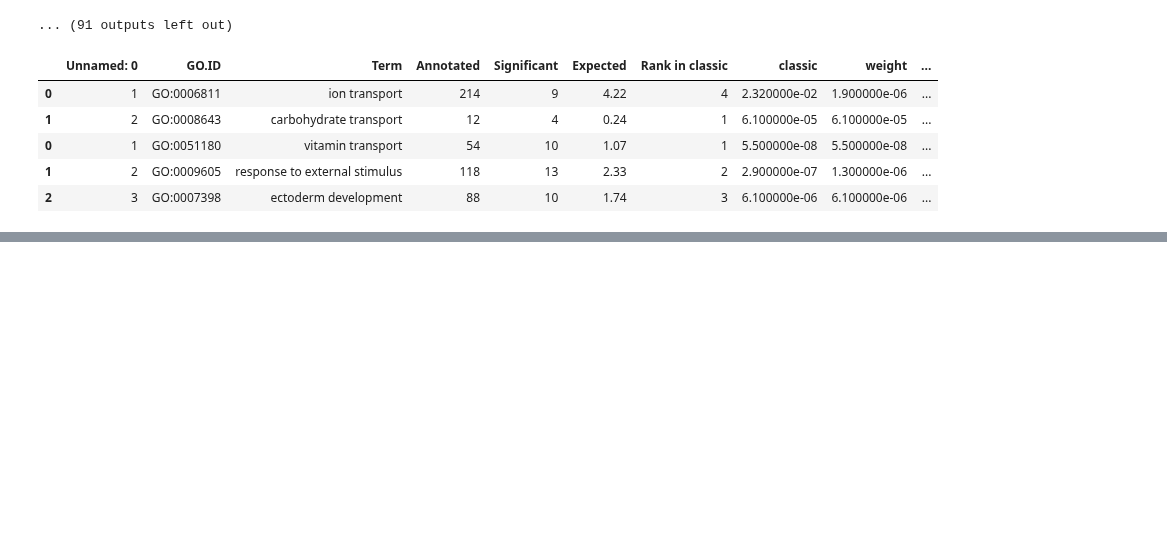
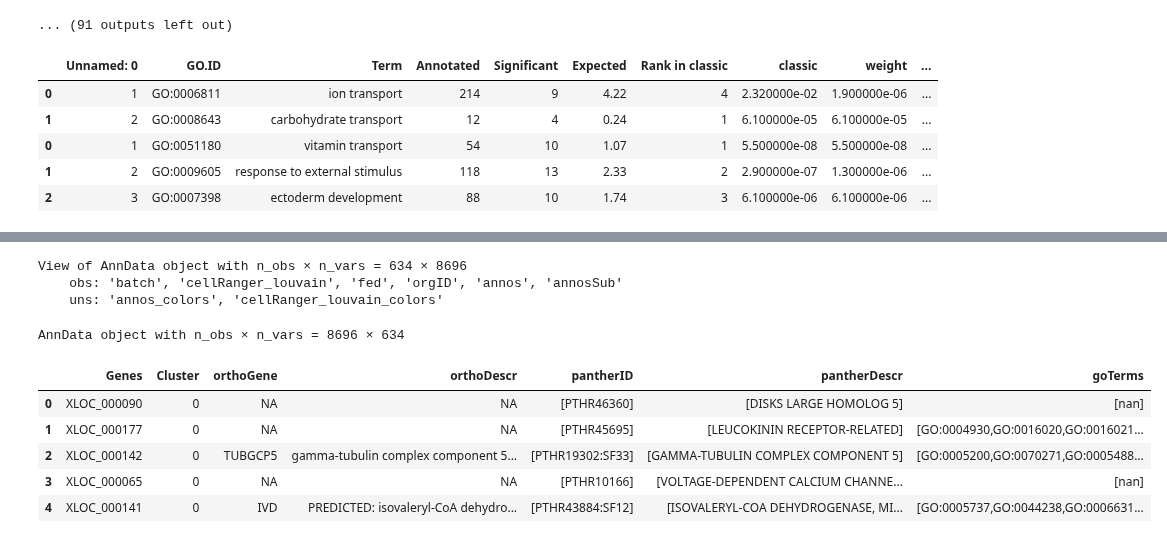
Before and after one commit to pachterlab/CWGFLHGCCHAP_2021, a Jupyter notebook: notebooks/Revision/gastroGeneModuleAnalysis.ipynb, the cells around one changed output, grey strips where cells are left out. Cells and saved outputs as stored; diff of their text form; code cells hidden in the pictures; blank space fills up the shorter version.

```diff
--- a/notebooks/Revision/gastroGeneModuleAnalysis.ipynb
+++ b/notebooks/Revision/gastroGeneModuleAnalysis.ipynb
@@ -621,0 +651,17 @@ df.to_csv('gastroModulesGOEnrich.csv',index=None)
+# %%
+gastro
+# %% [output]
+View of AnnData object with n_obs × n_vars = 634 × 8696
+    obs: 'batch', 'cellRanger_louvain', 'fed', 'orgID', 'annos', 'annosSub'
+    uns: 'annos_colors', 'cellRanger_louvain_colors'
+# %%
+#Transpose cellxgene
+g_mod = anndata.AnnData(X=gastro.X.T)
+g_mod.var_names = gastro.obs_names
+g_mod.obs_names = gastro.var_names
+
+print(g_mod)
+
+g_copy = g_mod.copy()
+# %% [output]
+AnnData object with n_obs × n_vars = 8696 × 634
@@ -621,0 +689,23 @@ df.to_csv('gastroModulesGOEnrich.csv',index=None)
+# %%
+#Louvain clustering on genes across cells
+
+genes = []
+cluster = []
+for c in clusters:
+  sub = g_copy[g_copy.obs['louvain'] == c]
+  genes += list(sub.obs_names)
+  cluster += [c]*len(sub.obs_names)
+
+genesDF = pd.DataFrame()
+genesDF["Genes"] = genes
+genesDF["Cluster"] = cluster
+
+genesDF = annotateResDF(genesDF)
+genesDF.head()
+# %% [output]
+|  | Genes | Cluster | orthoGene | orthoDescr | pantherID | pantherDescr | goTerms |
+| 0 | XLOC_000090 | 0 | NA | NA | [PTHR46360] | [DISKS LARGE HOMOLOG 5] | [nan] |
+| 1 | XLOC_000177 | 0 | NA | NA | [PTHR45695] | [LEUCOKININ RECEPTOR-RELATED] | [GO:0004930,GO:0016020,GO:0016021... |
+| 2 | XLOC_000142 | 0 | TUBGCP5 | gamma-tubulin complex component 5... | [PTHR19302:SF33] | [GAMMA-TUBULIN COMPLEX COMPONENT 5] | [GO:0005200,GO:0070271,GO:0005488... |
+| 3 | XLOC_000065 | 0 | NA | NA | [PTHR10166] | [VOLTAGE-DEPENDENT CALCIUM CHANNE... | [nan] |
+| 4 | XLOC_000141 | 0 | IVD | PREDICTED: isovaleryl-CoA dehydro... | [PTHR43884:SF12] | [ISOVALERYL-COA DEHYDROGENASE, MI... | [GO:0005737,GO:0044238,GO:0006631... |
```
Also changed, not shown: parts of 16 cells of this notebook.
